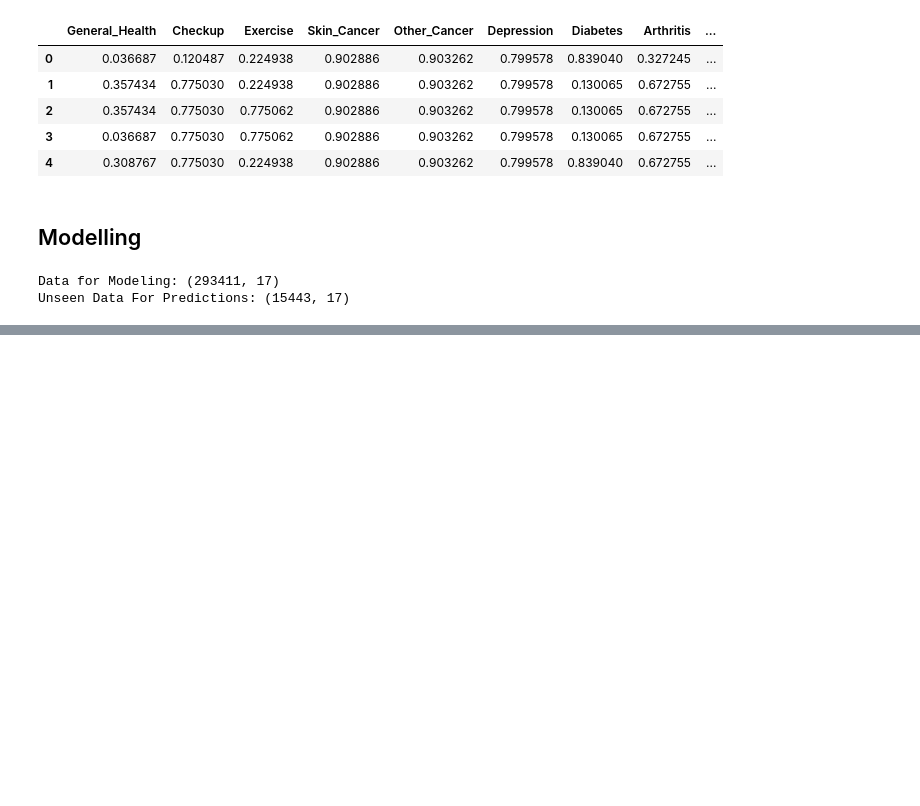
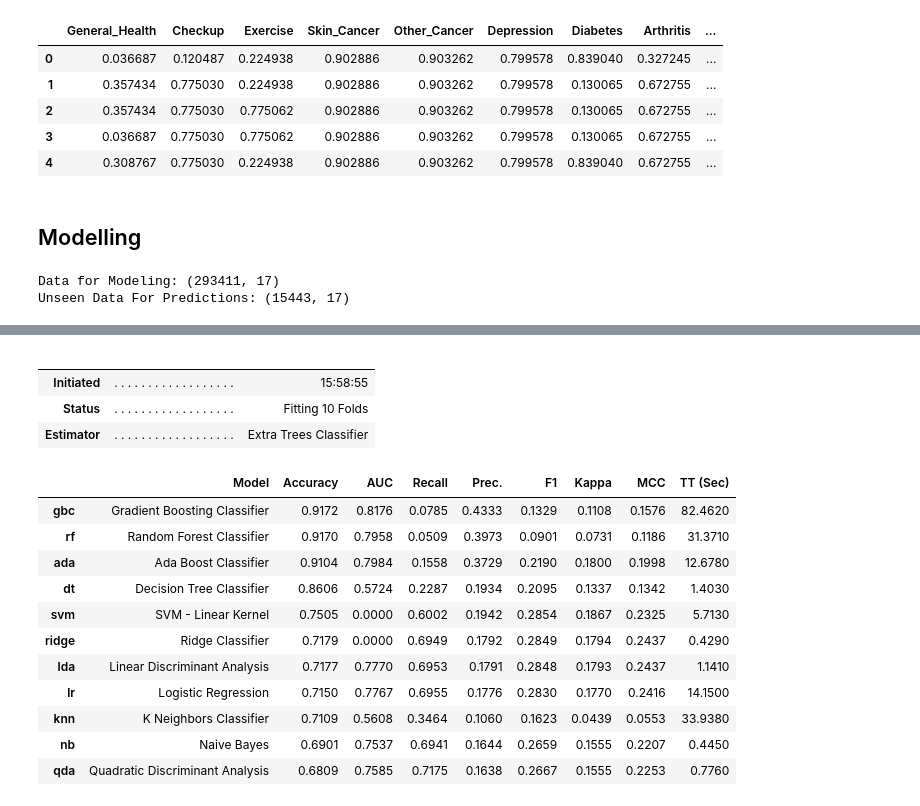
Before and after one commit to Swapsmahale/CardioVascular, a Jupyter notebook: CardioVascularCode.ipynb, the cells around one changed output, grey strips where cells are left out. Cells and saved outputs as stored; diff of their text form; code cells hidden in the pictures; blank space fills up the shorter version.

Commit message:
Analyse best model using pycaret with diffrent evaluation methods

```diff
--- a/CardioVascularCode.ipynb
+++ b/CardioVascularCode.ipynb
@@ -429,0 +485,20 @@ Unseen Data For Predictions: (15443, 17)
+# %%
+best_model = compare_models()
+# %% [output]
+|  |  |  |
+|  |  |  |
+| Initiated | . . . . . . . . . . . . . . . . . . | 15:58:55 |
+| Status | . . . . . . . . . . . . . . . . . . | Fitting 10 Folds |
+| Estimator | . . . . . . . . . . . . . . . . . . | Extra Trees Classifier |
+|  | Model | Accuracy | AUC | Recall | Prec. | F1 | Kappa | MCC | TT (Sec) |
+| gbc | Gradient Boosting Classifier | 0.9172 | 0.8176 | 0.0785 | 0.4333 | 0.1329 | 0.1108 | 0.1576 | 82.4620 |
+| rf | Random Forest Classifier | 0.9170 | 0.7958 | 0.0509 | 0.3973 | 0.0901 | 0.0731 | 0.1186 | 31.3710 |
+| ada | Ada Boost Classifier | 0.9104 | 0.7984 | 0.1558 | 0.3729 | 0.2190 | 0.1800 | 0.1998 | 12.6780 |
+| dt | Decision Tree Classifier | 0.8606 | 0.5724 | 0.2287 | 0.1934 | 0.2095 | 0.1337 | 0.1342 | 1.4030 |
+| svm | SVM - Linear Kernel | 0.7505 | 0.0000 | 0.6002 | 0.1942 | 0.2854 | 0.1867 | 0.2325 | 5.7130 |
+| ridge | Ridge Classifier | 0.7179 | 0.0000 | 0.6949 | 0.1792 | 0.2849 | 0.1794 | 0.2437 | 0.4290 |
+| lda | Linear Discriminant Analysis | 0.7177 | 0.7770 | 0.6953 | 0.1791 | 0.2848 | 0.1793 | 0.2437 | 1.1410 |
+| lr | Logistic Regression | 0.7150 | 0.7767 | 0.6955 | 0.1776 | 0.2830 | 0.1770 | 0.2416 | 14.1500 |
+| knn | K Neighbors Classifier | 0.7109 | 0.5608 | 0.3464 | 0.1060 | 0.1623 | 0.0439 | 0.0553 | 33.9380 |
+| nb | Naive Bayes | 0.6901 | 0.7537 | 0.6941 | 0.1644 | 0.2659 | 0.1555 | 0.2207 | 0.4450 |
+| qda | Quadratic Discriminant Analysis | 0.6809 | 0.7585 | 0.7175 | 0.1638 | 0.2667 | 0.1555 | 0.2253 | 0.7760 |
```
Also changed, not shown: parts of 2 cells of this notebook.
